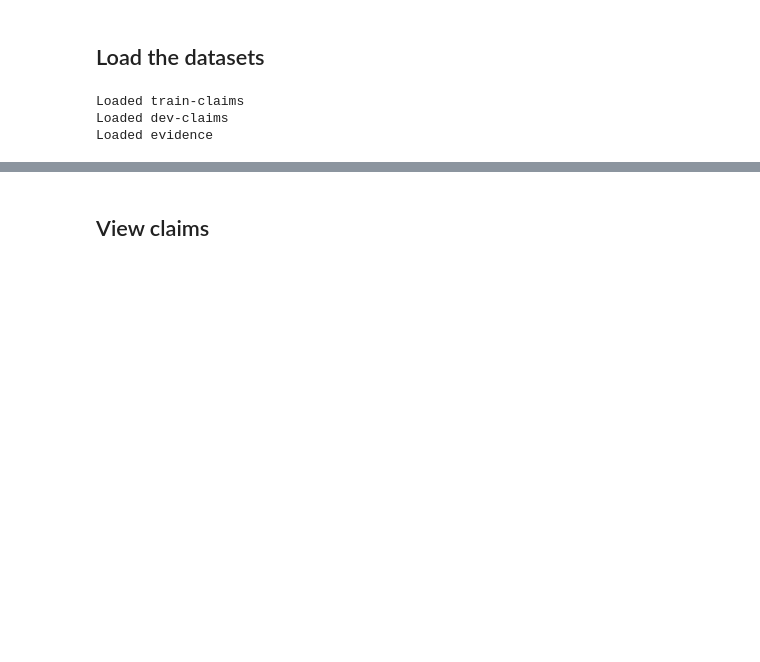
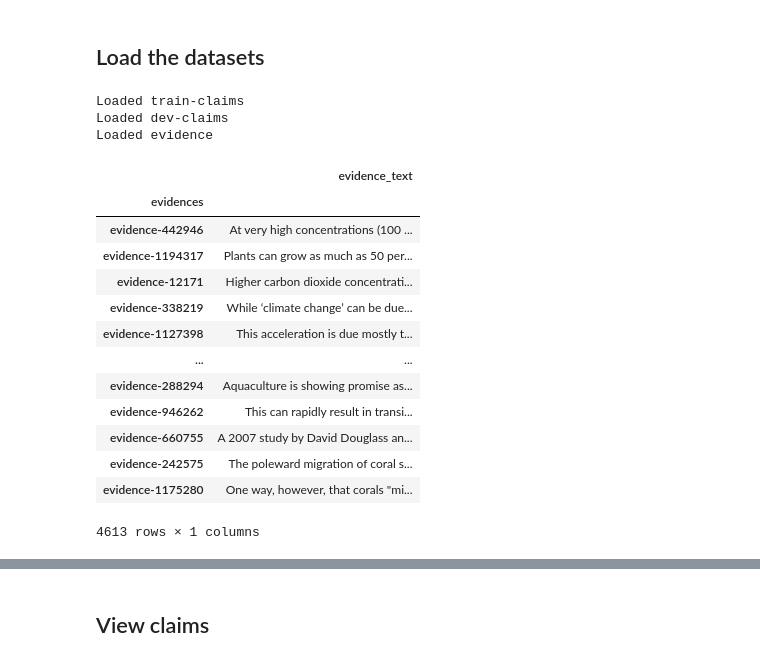
Before and after one commit to johnsonjzhou/comp90042-project, a Jupyter notebook: 01_discovery/claims_viewer.ipynb, the cells around one changed output, grey strips where cells are left out. Saved outputs shown, nothing was run; the diff lists cells and outputs as text; code cells hidden in the pictures; blank space fills up the shorter version.

```diff
--- a/01_discovery/claims_viewer.ipynb
+++ b/01_discovery/claims_viewer.ipynb
@@ -23,3 +23,21 @@ train_claims, dev_claims, all_evidences \
 Loaded train-claims
 Loaded dev-claims
 Loaded evidence
+# %%
+x = pd.concat([train_claims, dev_claims]).reset_index()[["evidences", "evidence_text"]].set_index("evidences")
+x
+# %% [output]
+|  | evidence_text |
+| evidences |  |
+| evidence-442946 | At very high concentrations (100 ... |
+| evidence-1194317 | Plants can grow as much as 50 per... |
+| evidence-12171 | Higher carbon dioxide concentrati... |
+| evidence-338219 | While ‘climate change’ can be due... |
+| evidence-1127398 | This acceleration is due mostly t... |
+| ... | ... |
+| evidence-288294 | Aquaculture is showing promise as... |
+| evidence-946262 | This can rapidly result in transi... |
+| evidence-660755 | A 2007 study by David Douglass an... |
+| evidence-242575 | The poleward migration of coral s... |
+| evidence-1175280 | One way, however, that corals "mi... |
+4613 rows × 1 columns
```
Also changed, not shown: parts of 5 cells of this notebook.
